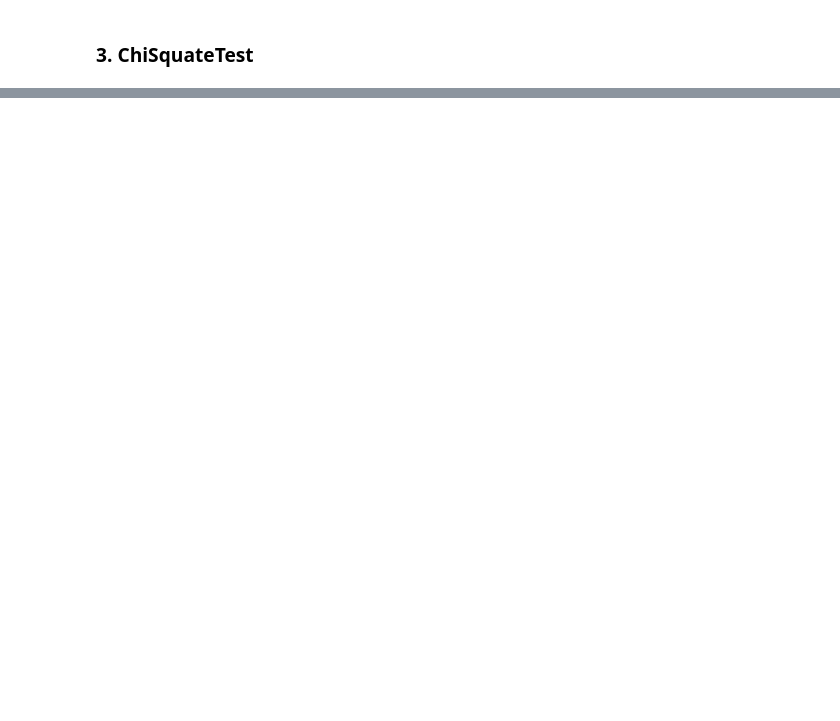
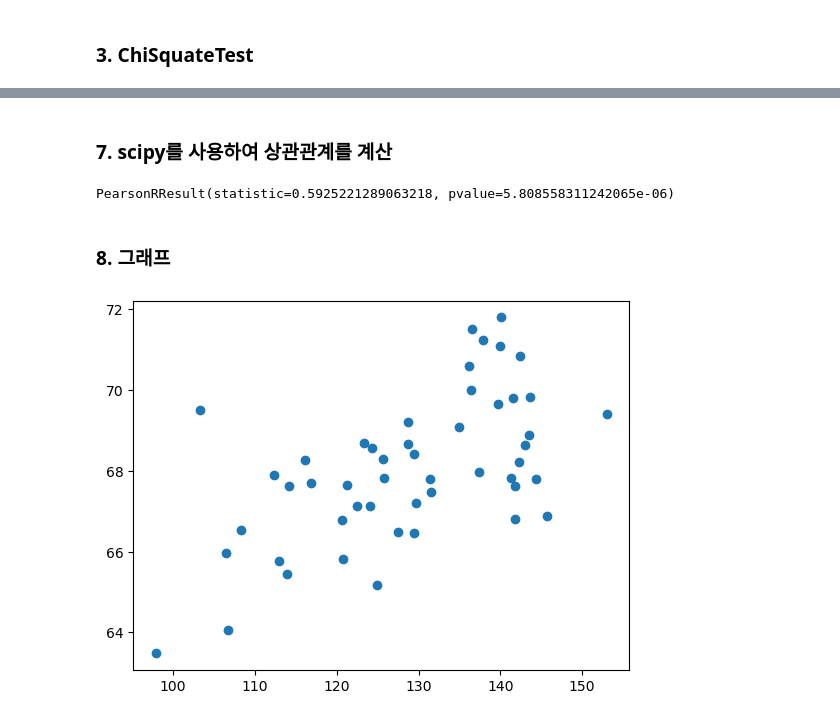
Before and after one commit to Jaehwi-So/LECTURE_Bigdata, a Jupyter notebook: 06_Statistics.ipynb, the cells around one changed output, grey strips where cells are left out. Cells and saved outputs as stored; diff of their text form; code cells hidden in the pictures; blank space fills up the shorter version.

Commit message:
upload statistics

```diff
--- a/06_Statistics.ipynb
+++ b/06_Statistics.ipynb
@@ -1613,0 +1710,13 @@ org.apache.spark.SparkException: Exception thrown in awaitResult:
+# %%
+from pyspark.sql.window import Window
+import sys
+
+byAll = Window.rowsBetween(-sys.maxsize, sys.maxsize) #윈도우 함수 범위 지정
+# %%
+from pyspark.sql import functions as F
+
+_tDf = tDf.withColumn("meanW", F.avg(tDf['weight']).over(byAll)) # 평균
+_tDf = _tDf.withColumn("stddevW", F.stddev(_tDf['weight']).over(byAll)) # 표준 편차
+# X - Mean / Stddev(표준편차)
+_tDf = _tDf.withColumn("zscoreW", (F.col('weight')-F.col('meanW'))/F.col('stddevW'))
+_tDf.show(3)
@@ -1613,0 +1737,7 @@ org.apache.spark.SparkException: Exception thrown in awaitResult:
+# %%
+from pyspark.sql import functions as F
+
+_tDf = _tDf.withColumn("meanH", F.avg(tDf['height']).over(byAll))
+_tDf = _tDf.withColumn("stddevH", F.stddev(_tDf['height']).over(byAll))
+_tDf = _tDf.withColumn("zscoreH", (F.col('height')-F.col('meanH'))/F.col('stddevH'))
+_tDf.show(3)
@@ -1613,0 +1808,19 @@ org.apache.spark.SparkException: Exception thrown in awaitResult:
+# %% [markdown]
+### 7. scipy를 사용하여 상관관계를 계산
+# %%
+import scipy.stats as stats
+
+weightList=_tDf.select('weight').rdd.flatMap(lambda x:x).collect()
+heightList=_tDf.select('height').rdd.flatMap(lambda x:x).collect()
+stats.pearsonr(weightList,heightList) #연속변수, 정규분포 -> pearsonr
+# %% [output]
+PearsonRResult(statistic=0.5925221289063218, pvalue=5.808558311242065e-06)
+# %% [markdown]
+### 8. 그래프
+# %%
+import matplotlib.pyplot as plt
+
+plt.scatter(weightList, heightList)
+plt.show()
+# %% [output]
+[figure, added]
```
Also changed, not shown: parts of 94 cells of this notebook.
